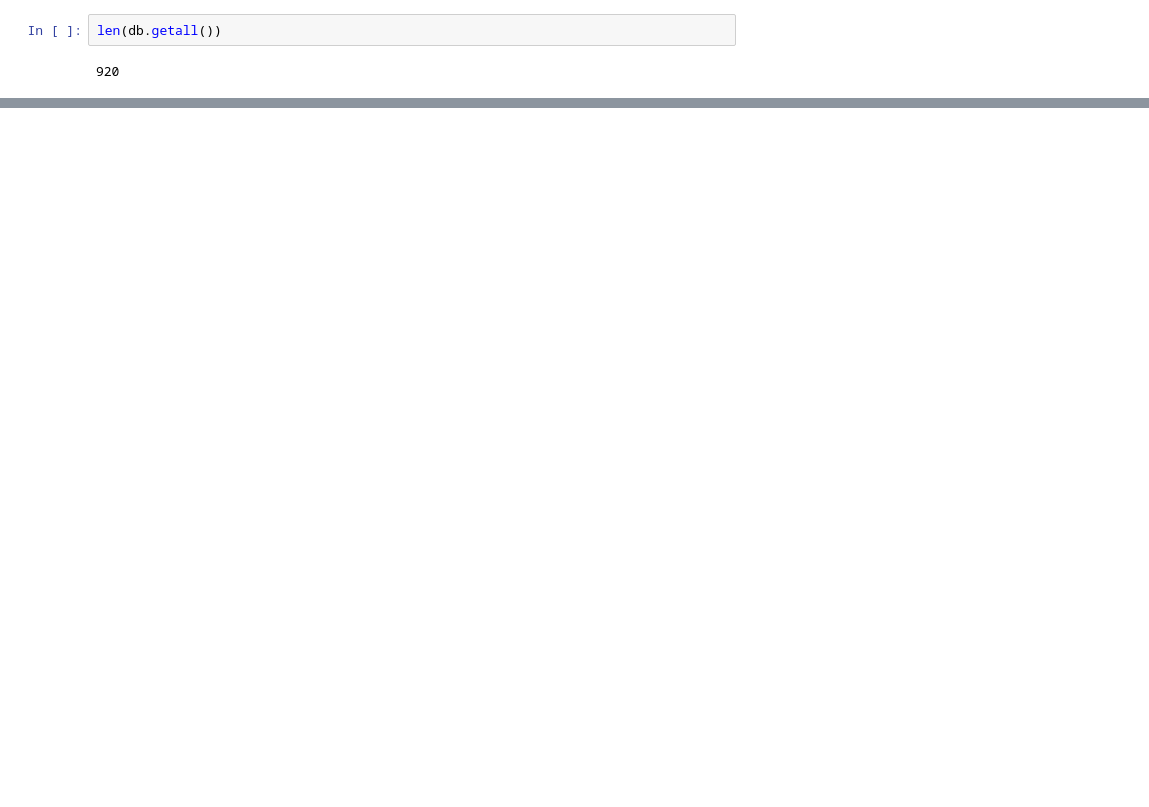
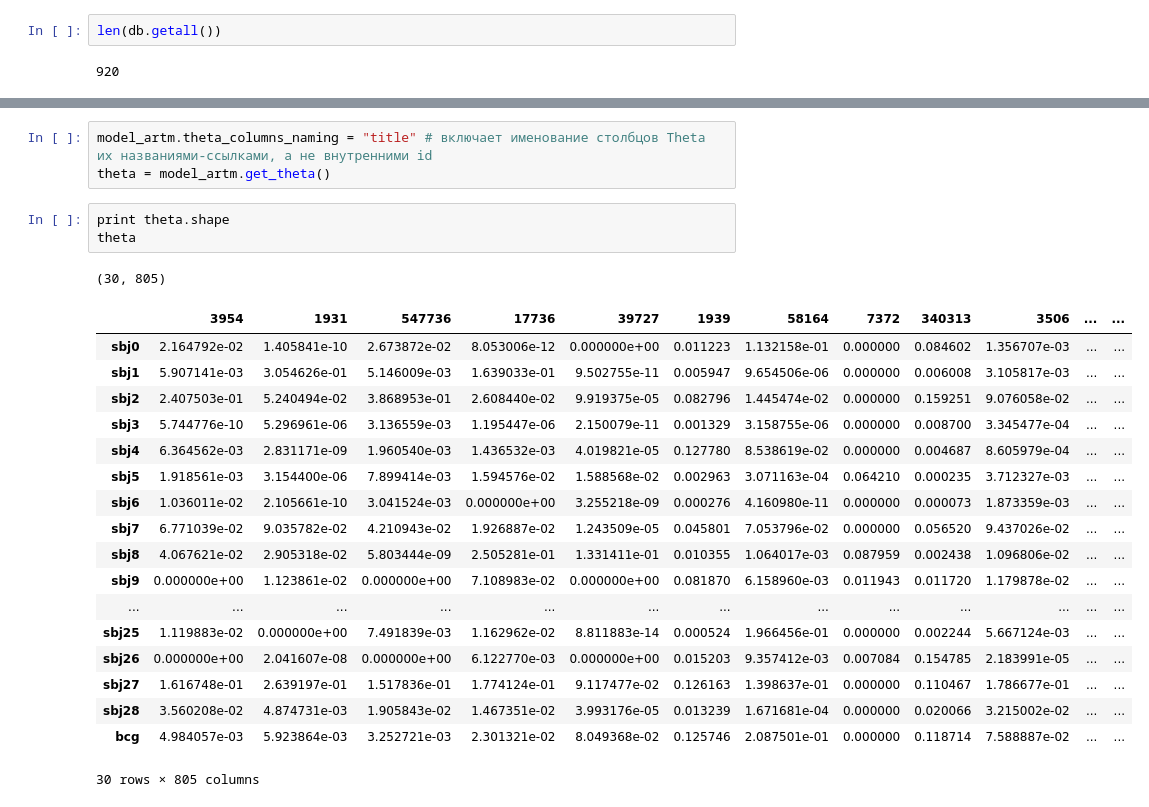
Before and after one commit to shurik2533/topic_model, a Jupyter notebook: hh_vk_topic_model.ipynb, the cells around one changed output, grey strips where cells are left out. Cells and saved outputs as stored; diff of their text form; blank space fills up the shorter version.

```diff
--- a/hh_vk_topic_model.ipynb
+++ b/hh_vk_topic_model.ipynb
@@ -43,0 +197,26 @@ len(db.getall())
+# %%
+model_artm.theta_columns_naming = "title" # включает именование столбцов Theta их названиями-ссылками, а не внутренними id
+theta = model_artm.get_theta()
+# %%
+print theta.shape
+theta
+# %% [output]
+(30, 805)
+|  | 3954 | 1931 | 547736 | 17736 | 39727 | 1939 | 58164 | 7372 | 340313 | 3506 | ... | ... |
+| sbj0 | 2.164792e-02 | 1.405841e-10 | 2.673872e-02 | 8.053006e-12 | 0.000000e+00 | 0.011223 | 1.132158e-01 | 0.000000 | 0.084602 | 1.356707e-03 | ... | ... |
+| sbj1 | 5.907141e-03 | 3.054626e-01 | 5.146009e-03 | 1.639033e-01 | 9.502755e-11 | 0.005947 | 9.654506e-06 | 0.000000 | 0.006008 | 3.105817e-03 | ... | ... |
+| sbj2 | 2.407503e-01 | 5.240494e-02 | 3.868953e-01 | 2.608440e-02 | 9.919375e-05 | 0.082796 | 1.445474e-02 | 0.000000 | 0.159251 | 9.076058e-02 | ... | ... |
+| sbj3 | 5.744776e-10 | 5.296961e-06 | 3.136559e-03 | 1.195447e-06 | 2.150079e-11 | 0.001329 | 3.158755e-06 | 0.000000 | 0.008700 | 3.345477e-04 | ... | ... |
+| sbj4 | 6.364562e-03 | 2.831171e-09 | 1.960540e-03 | 1.436532e-03 | 4.019821e-05 | 0.127780 | 8.538619e-02 | 0.000000 | 0.004687 | 8.605979e-04 | ... | ... |
+| sbj5 | 1.918561e-03 | 3.154400e-06 | 7.899414e-03 | 1.594576e-02 | 1.588568e-02 | 0.002963 | 3.071163e-04 | 0.064210 | 0.000235 | 3.712327e-03 | ... | ... |
+| sbj6 | 1.036011e-02 | 2.105661e-10 | 3.041524e-03 | 0.000000e+00 | 3.255218e-09 | 0.000276 | 4.160980e-11 | 0.000000 | 0.000073 | 1.873359e-03 | ... | ... |
+| sbj7 | 6.771039e-02 | 9.035782e-02 | 4.210943e-02 | 1.926887e-02 | 1.243509e-05 | 0.045801 | 7.053796e-02 | 0.000000 | 0.056520 | 9.437026e-02 | ... | ... |
+| sbj8 | 4.067621e-02 | 2.905318e-02 | 5.803444e-09 | 2.505281e-01 | 1.331411e-01 | 0.010355 | 1.064017e-03 | 0.087959 | 0.002438 | 1.096806e-02 | ... | ... |
+| sbj9 | 0.000000e+00 | 1.123861e-02 | 0.000000e+00 | 7.108983e-02 | 0.000000e+00 | 0.081870 | 6.158960e-03 | 0.011943 | 0.011720 | 1.179878e-02 | ... | ... |
+| ... | ... | ... | ... | ... | ... | ... | ... | ... | ... | ... | ... | ... |
+| sbj25 | 1.119883e-02 | 0.000000e+00 | 7.491839e-03 | 1.162962e-02 | 8.811883e-14 | 0.000524 | 1.966456e-01 | 0.000000 | 0.002244 | 5.667124e-03 | ... | ... |
+| sbj26 | 0.000000e+00 | 2.041607e-08 | 0.000000e+00 | 6.122770e-03 | 0.000000e+00 | 0.015203 | 9.357412e-03 | 0.007084 | 0.154785 | 2.183991e-05 | ... | ... |
+| sbj27 | 1.616748e-01 | 2.639197e-01 | 1.517836e-01 | 1.774124e-01 | 9.117477e-02 | 0.126163 | 1.398637e-01 | 0.000000 | 0.110467 | 1.786677e-01 | ... | ... |
+| sbj28 | 3.560208e-02 | 4.874731e-03 | 1.905843e-02 | 1.467351e-02 | 3.993176e-05 | 0.013239 | 1.671681e-04 | 0.000000 | 0.020066 | 3.215002e-02 | ... | ... |
+| bcg | 4.984057e-03 | 5.923864e-03 | 3.252721e-03 | 2.301321e-02 | 8.049368e-02 | 0.125746 | 2.087501e-01 | 0.000000 | 0.118714 | 7.588887e-02 | ... | ... |
+30 rows × 805 columns
```
Also changed, not shown: parts of 21 cells of this notebook.
